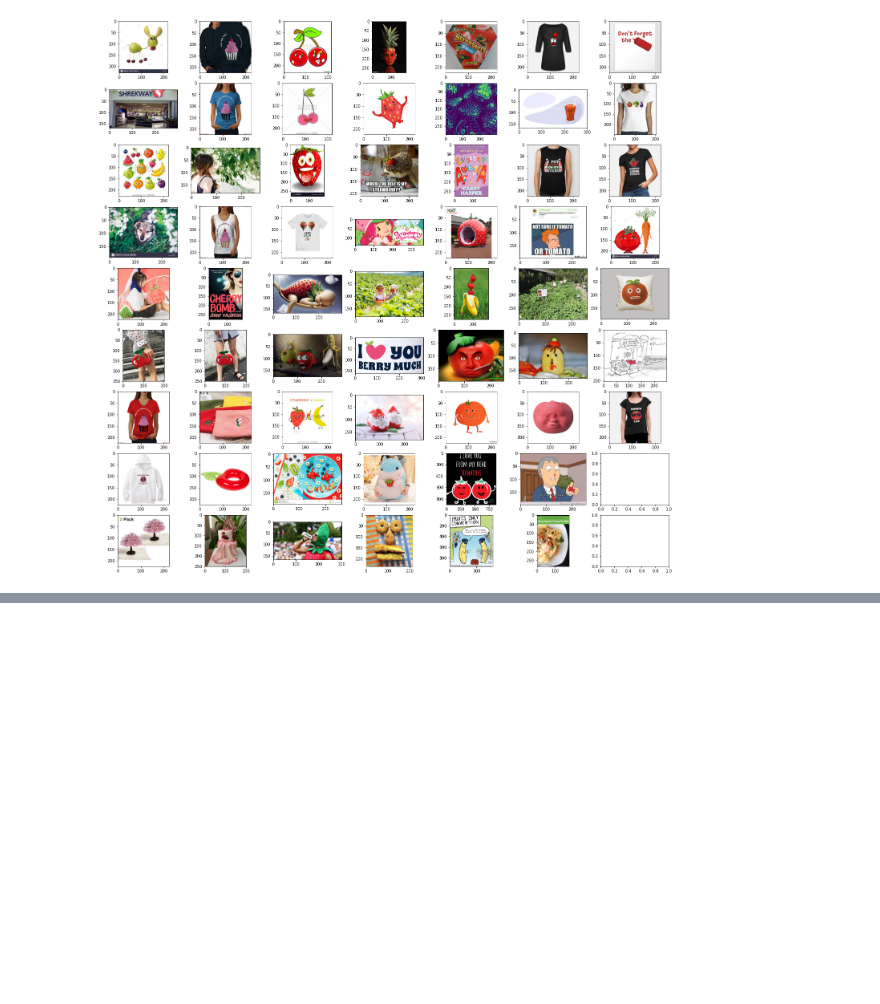
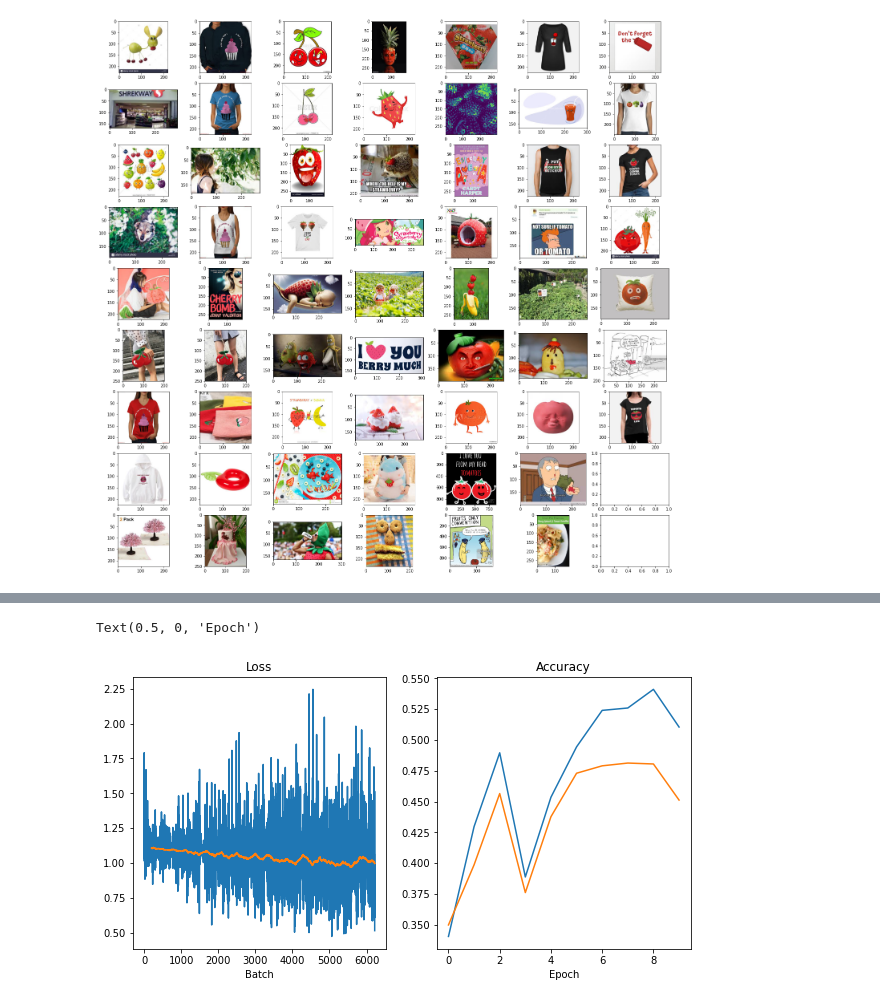
Before and after one commit to johnielb/FruitNet, a Jupyter notebook: eda.ipynb, the cells around one changed output, grey strips where cells are left out. Saved outputs shown, nothing was run; the diff lists cells and outputs as text; code cells hidden in the pictures; blank space fills up the shorter version.

```diff
--- a/eda.ipynb
+++ b/eda.ipynb
@@ -127,0 +178,10 @@ plot_image_channels(X_train[y_train.index('tomato') + 9])
+# %%
+from torch.utils.data import TensorDataset, DataLoader
+from sklearn.preprocessing import LabelEncoder
+
+labeller = LabelEncoder().fit(y_train)
+y_train_proc = labeller.transform(y_train)
+y_val_proc = labeller.transform(y_val)
+dataset = TensorDataset(X_train,
+                        torch.tensor(y_train_proc))
+loader = DataLoader(dataset, batch_size=5, shuffle=True, num_workers=8)
@@ -127,0 +214,11 @@ plot_image_channels(X_train[y_train.index('tomato') + 9])
+# %%
+def accuracy_score(model, X, y):
+    count = 0
+    for i in range(0, len(X), 50):
+        j = min(i+50, len(X))
+        out = model(X[i:j])
+        pred = torch.argmax(out, dim=1)
+        for p in range(0, j-i):
+            if y[i+p] == pred[p].item(): count += 1
+
+    return count / len(y)
@@ -127,0 +275,18 @@ plot_image_channels(X_train[y_train.index('tomato') + 9])
+# %%
+def rolling_mean(a, n=10):
+    ans = np.cumsum(a)
+    ans[n:] = ans[n:] - ans[:-n]
+    return ans[n-1:] /n
+
+fig, ax = plt.subplots(1,2, figsize=(10,5))
+ax[0].plot(loss0)
+ax[0].plot(np.arange(199, len(loss0)), rolling_mean(loss0, 200))
+ax[0].set_title("Loss")
+ax[0].set_xlabel("Batch")
+ax[1].plot(train_acc0)
+ax[1].plot(val_acc0)
+ax[1].set_title("Accuracy")
+ax[1].set_xlabel("Epoch")
+# %% [output]
+Text(0.5, 0, 'Epoch')
+[figure, added]
```
Also changed, not shown: parts of 24 cells of this notebook, 2 other files.
